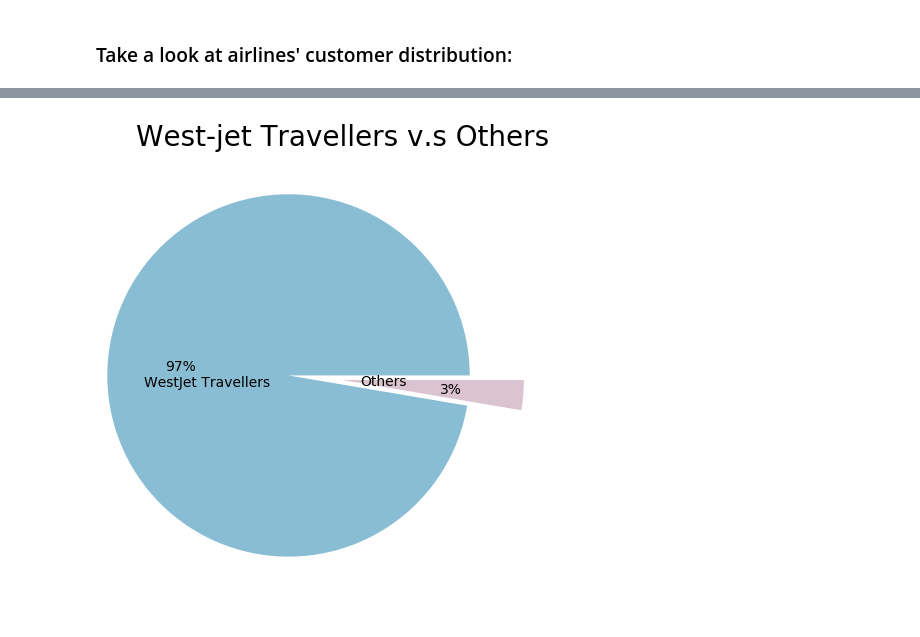
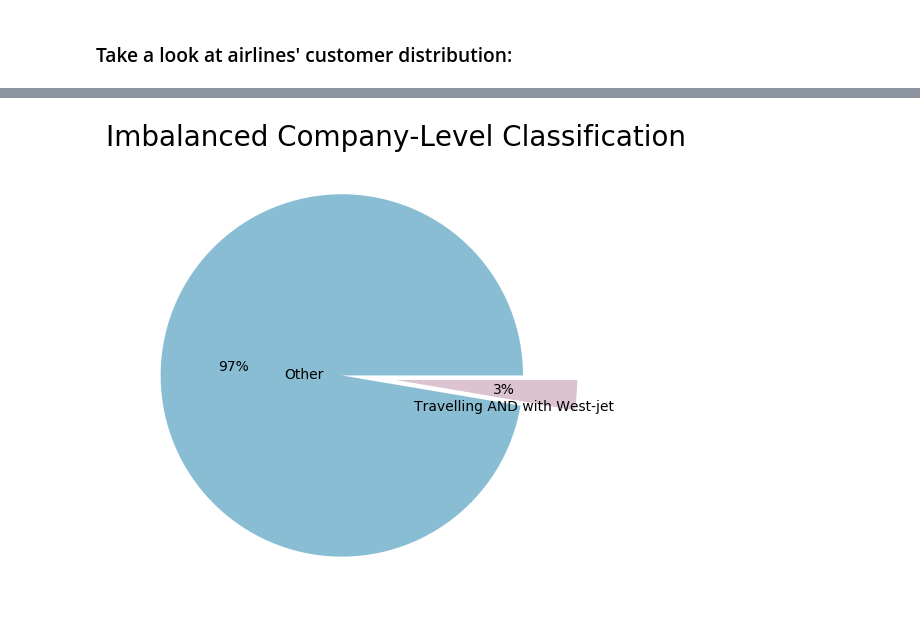
Before and after one commit to kevheyk/ATB-Datathon-Team-3, a Jupyter notebook: Source_code_notebook.ipynb, the cells around one changed output, grey strips where cells are left out. Cells and saved outputs as stored; diff of their text form; code cells hidden in the pictures.

```diff
--- a/Source_code_notebook.ipynb
+++ b/Source_code_notebook.ipynb
@@ -669,10 +669,10 @@ graph.render('decision_visual',view=False)
 <img src="Images/airline_heat_map.png" width="600" />
 # %%
 plt.figure(figsize=(6,6),dpi=100)
-plt.pie(wj_dist,labels=['\nWestJet Travellers','Others'],
+plt.pie(wj_dist,labels=['Other','\n\n\nTravelling AND with West-jet',],
         autopct='%1.0f%%' ,labeldistance=0.1,
         explode=[0.3,0],colors= ['#89bdd3','#dbc3d0'])
-plt.title('West-jet Travellers v.s Others', fontsize=20);
+plt.title('Imbalanced Company-Level Classification', fontsize=20);
 plt.savefig('Images/imbalanced.png')
 # %% [output]
-[figure, old version]
+[figure, new version]
```
Also changed, not shown: 10 other files.
